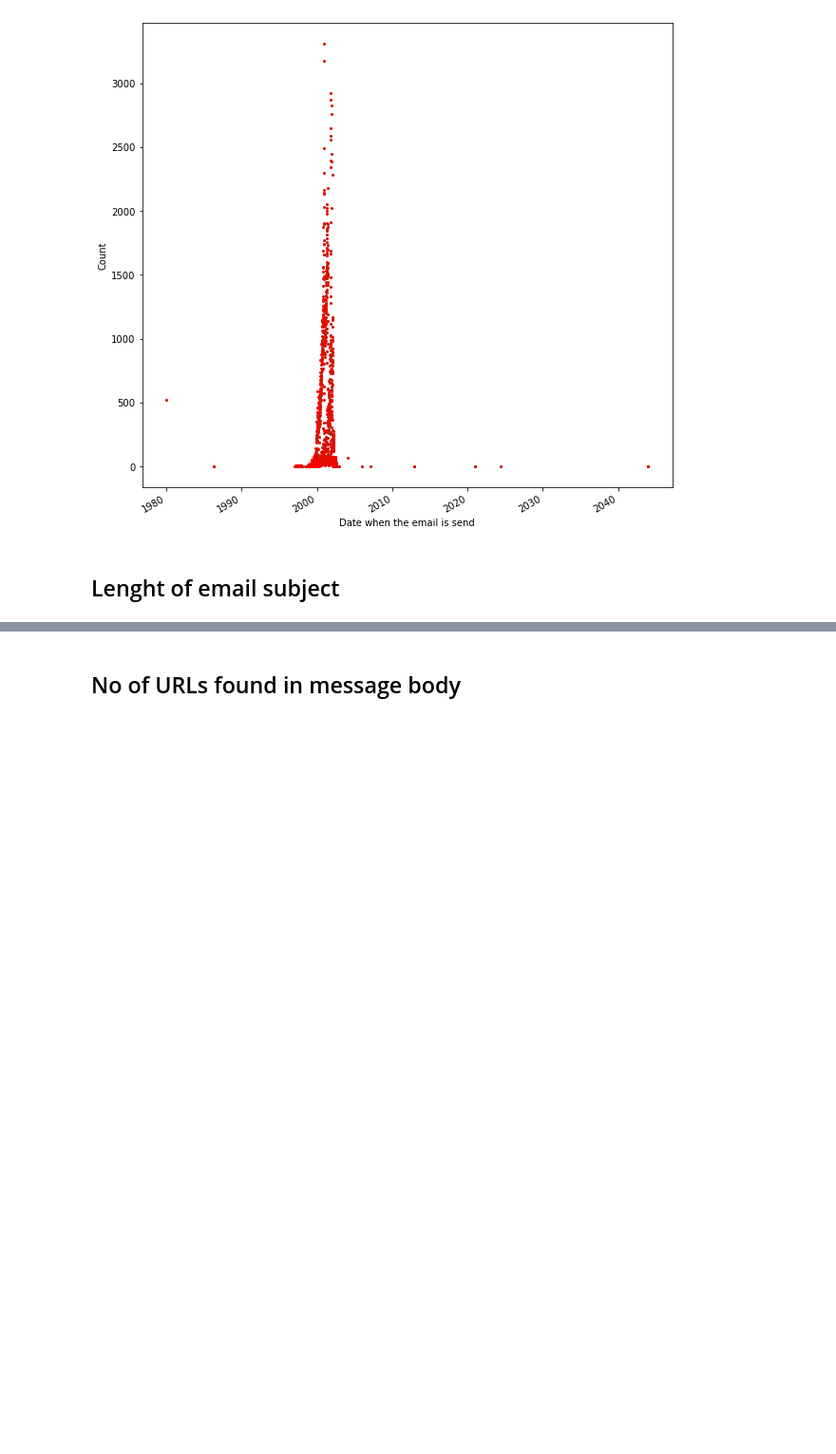
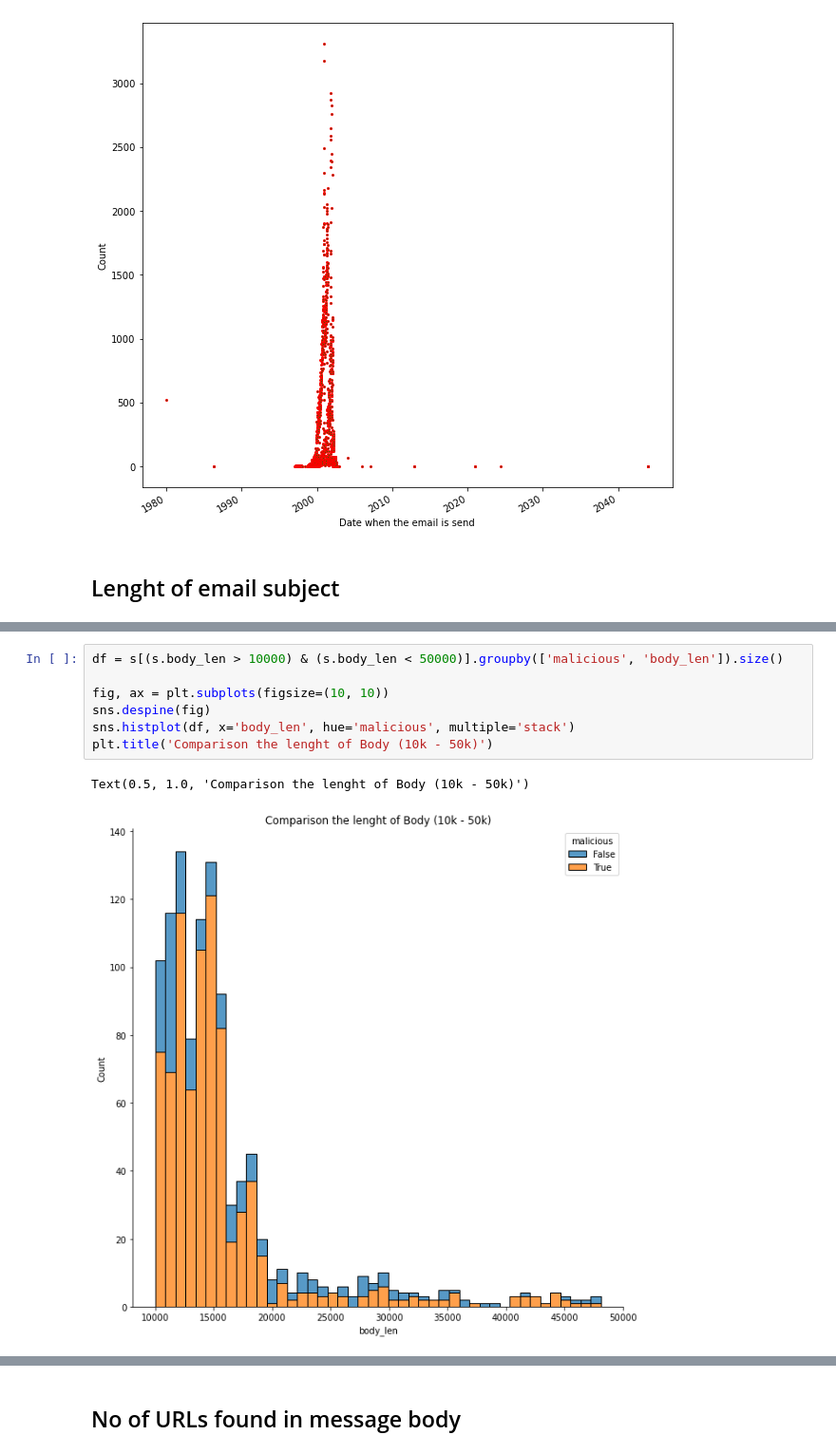
Before and after one commit to chandieka/PhishingClassifier, a Jupyter notebook: visualization.ipynb, the cells around one changed output, grey strips where cells are left out. Shown at 95% size. Drawn from its saved outputs; the diff is of its cells as text; blank space fills up the shorter version.

```diff
--- a/visualization.ipynb
+++ b/visualization.ipynb
@@ -128,0 +154,10 @@ plt.show()
+# %%
+df = s[(s.body_len > 10000) & (s.body_len < 50000)].groupby(['malicious', 'body_len']).size()
+
+fig, ax = plt.subplots(figsize=(10, 10))
+sns.despine(fig)
+sns.histplot(df, x='body_len', hue='malicious', multiple='stack')
+plt.title('Comparison the lenght of Body (10k - 50k)')
+# %% [output]
+Text(0.5, 1.0, 'Comparison the lenght of Body (10k - 50k)')
+[figure, added]
```
Also changed, not shown: parts of 11 cells of this notebook.
